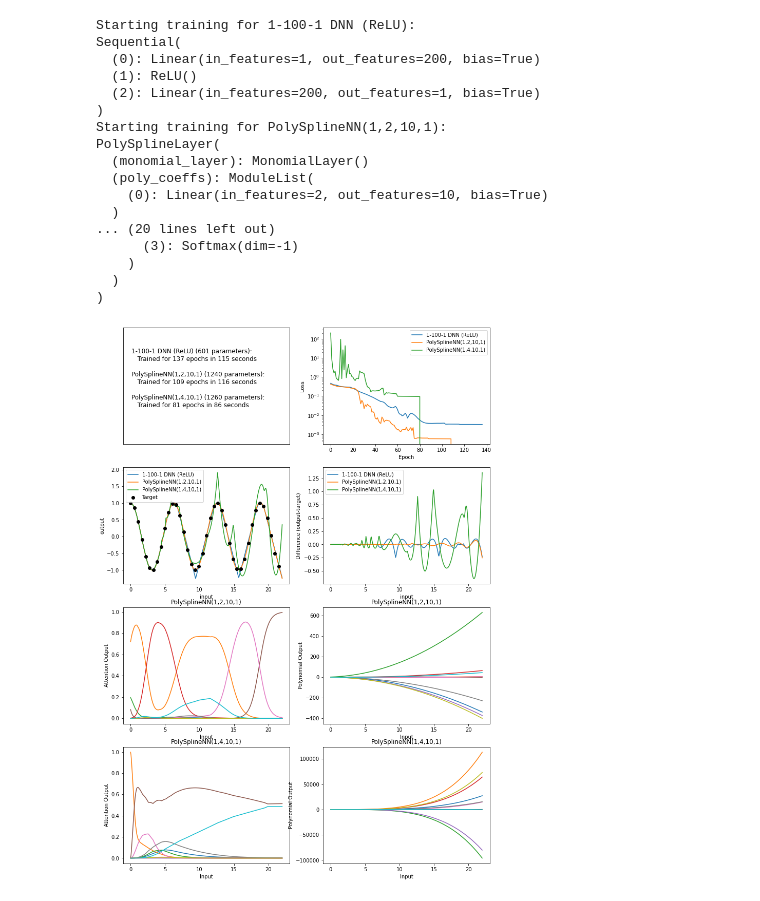
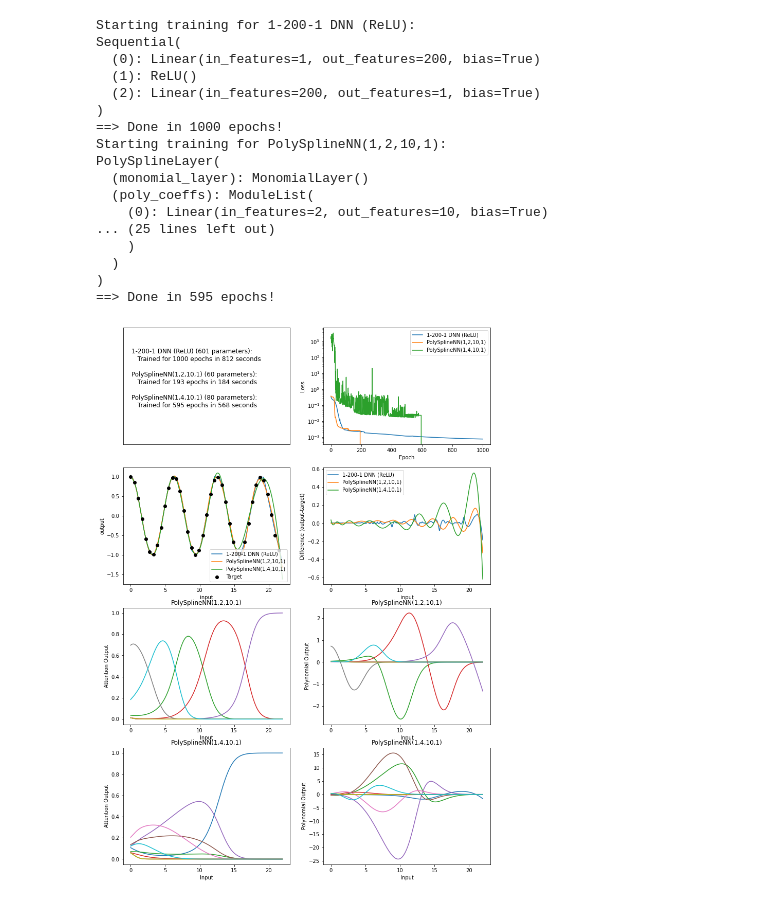
Before and after one commit to klannon/kpl-layers, a Jupyter notebook: notebooks/comparison.ipynb, the cells around one changed output. Drawn from its saved outputs; the diff is of its cells as text; code cells hidden in the pictures.

Commit message:
Reimplment polyspline with much simpler "attention" model.

```diff
--- a/notebooks/comparison.ipynb
+++ b/notebooks/comparison.ipynb
@@ -90,10 +90,10 @@ def test_loop(dataloader, model, loss_fn):
     return test_loss
 # %%
 # Actually run the training
-def train(loader_train, loader_test, model, loss, optimizer, max_epochs = 500):
+def train(loader_train, loader_test, model, loss, optimizer, max_epochs = 1000):
 
     loss_data = np.zeros((max_epochs,2), dtype=np.float32)
-    scheduler = torch.optim.lr_scheduler.ReduceLROnPlateau(optimizer, 'min', patience=10)
+    scheduler = torch.optim.lr_scheduler.ReduceLROnPlateau(optimizer, 'min', patience=20, factor=0.5)
 
     n_no_improvement = 0
     best_loss = 9e20
@@ -101,20 +101,20 @@ def train(loader_train, loader_test, model, loss, optimizer, max_epochs = 500):
         loss_data[t,0] = train_loop(loader_train, model, loss, optimizer)
         loss_data[t,1] = test_loop(loader_test, model, loss)
         scheduler.step(loss_data[t,1])
-        if t >= max_epochs*0.1 and best_loss - loss_data[t,1] < 0.01 * best_loss:
+        if t >= max_epochs*0.1 and best_loss - loss_data[t,1] < 0.001 * best_loss:
             n_no_improvement+=1
         else:
             n_no_improvement = 0
-        if loss_data[t,1] < best_loss:
-            best_loss = loss_data[t,1]
+        if np.mean(loss_data[max(0,t-2):t+1,1]) < best_loss:
+            best_loss = np.mean(loss_data[max(0,t-2):t+1,1])
         # Stop if we're not improving enough
-        if n_no_improvement >=20:
+        if n_no_improvement >=40:
             break
 
     return t+1,loss_data
 # %%
 # Run the training for a range of models and compare the results
-def study(models, model_names, target_fcn, x_min, x_max, num_points=200, max_epochs = 500):
+def study(models, model_names, target_fcn, x_min, x_max, num_points=200, max_epochs = 1000):
 
     # Setup the analysis of the trained networks
     x = torch.linspace(x_min,x_max,num_points)
@@ -134,7 +134,7 @@ def study(models, model_names, target_fcn, x_min, x_max, num_points=200, max_epo
         # Train the model
         optimizer = torch.optim.Adam(model.parameters(),lr=1e-3)
         t_start = time.time()
-        n, l = train(loader_train, loader_test, model, loss, optimizer,max_epochs)
+        n, l = train(loader_train, loader_test, model, loss, optimizer, max_epochs)
         duration.append(time.time()-t_start)
         n_epoch.append(n)
         loss_vals.append(l)
@@ -142,6 +142,8 @@ def study(models, model_names, target_fcn, x_min, x_max, num_points=200, max_epo
         # Check the model
         with torch.no_grad():
             y_pred[:,i] = model(x[:,None])[:,0]
+
+        print(f'==> Done in {n} epochs!')
 
     # Now, let's make the plots
     num_rows = 2
@@ -196,7 +198,7 @@ def study(models, model_names, target_fcn, x_min, x_max, num_points=200, max_epo
                 ax.set_xlabel("Input")
                 ax.set_title(name)
                 ax = plt.subplot(num_rows,2,iplot+1)
-                ax.plot(x,model.poly_coeffs[0](model.monomial_layer(x[:,None])))
+                ax.plot(x,model.attention[0](x[:,None])*model.poly_coeffs[0](model.monomial_layer(x[:,None])))
                 ax.set_ylabel("Polynomial Output")
                 ax.set_xlabel("Input")
                 ax.set_title(name)
@@ -387,36 +389,36 @@ models = [
 ]
 
 model_names = [
-    '1-100-1 DNN (ReLU)',
+    '1-200-1 DNN (ReLU)',
     'PolySplineNN(1,2,10,1)',
     'PolySplineNN(1,4,10,1)'
 ]
 
 # Our target function
 def target_fcn(x):
     return torch.cos(x)
 
 x_min = 0
 x_max = 7*math.pi
 num_points = 400
 
 study(models, model_names, target_fcn, x_min, x_max, num_points)
 # %% [output]
-Starting training for 1-100-1 DNN (ReLU):
+Starting training for 1-200-1 DNN (ReLU):
 Sequential(
   (0): Linear(in_features=1, out_features=200, bias=True)
   (1): ReLU()
   (2): Linear(in_features=200, out_features=1, bias=True)
 )
+==> Done in 1000 epochs!
 Starting training for PolySplineNN(1,2,10,1):
 PolySplineLayer(
   (monomial_layer): MonomialLayer()
   (poly_coeffs): ModuleList(
     (0): Linear(in_features=2, out_features=10, bias=True)
-  )
-... (20 lines left out)
-      (3): Softmax(dim=-1)
+... (25 lines left out)
     )
   )
 )
+==> Done in 595 epochs!
-[figure, old version]
+[figure, new version]
```
Also changed, not shown: parts of 8 cells of this notebook, 2 other files.
